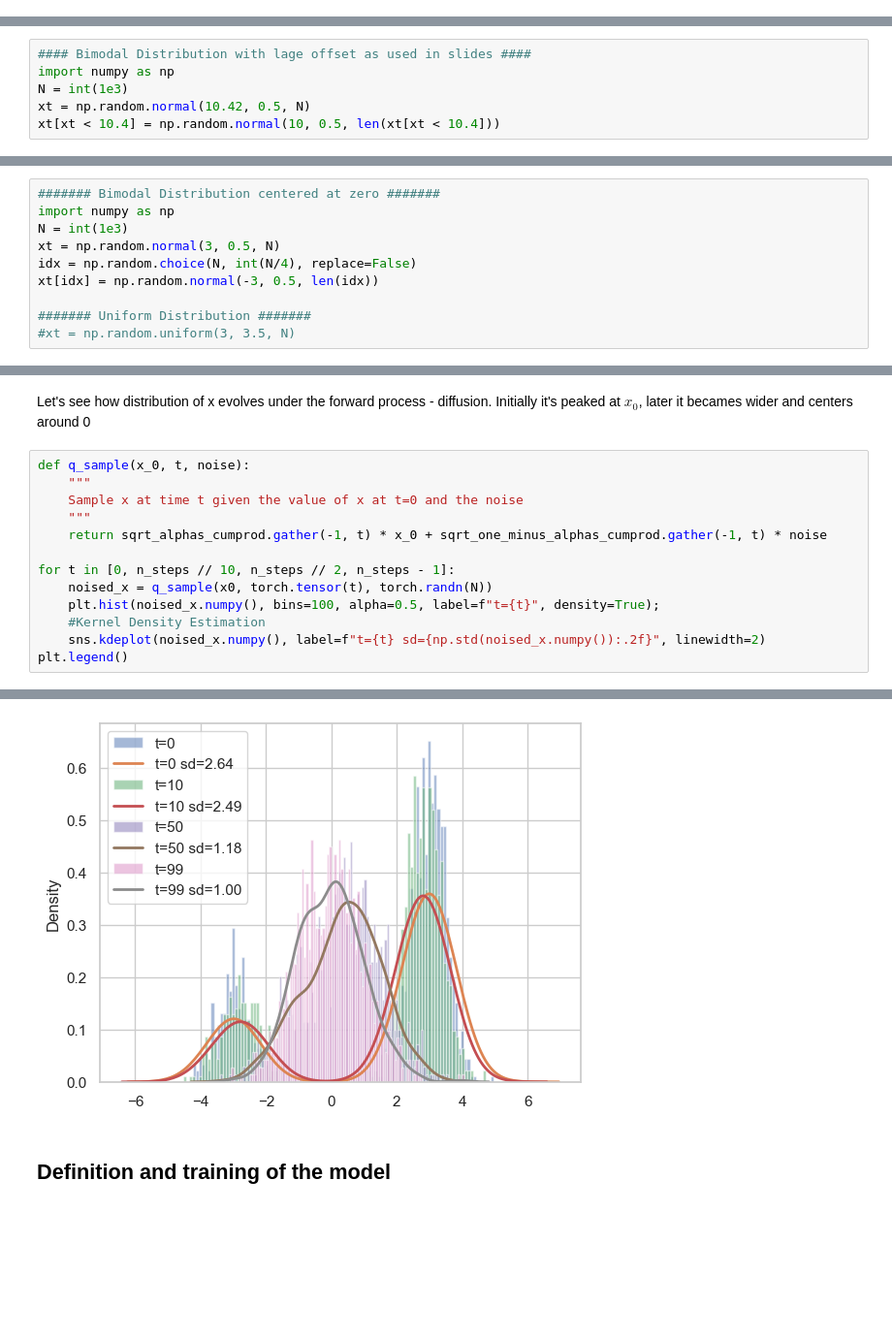
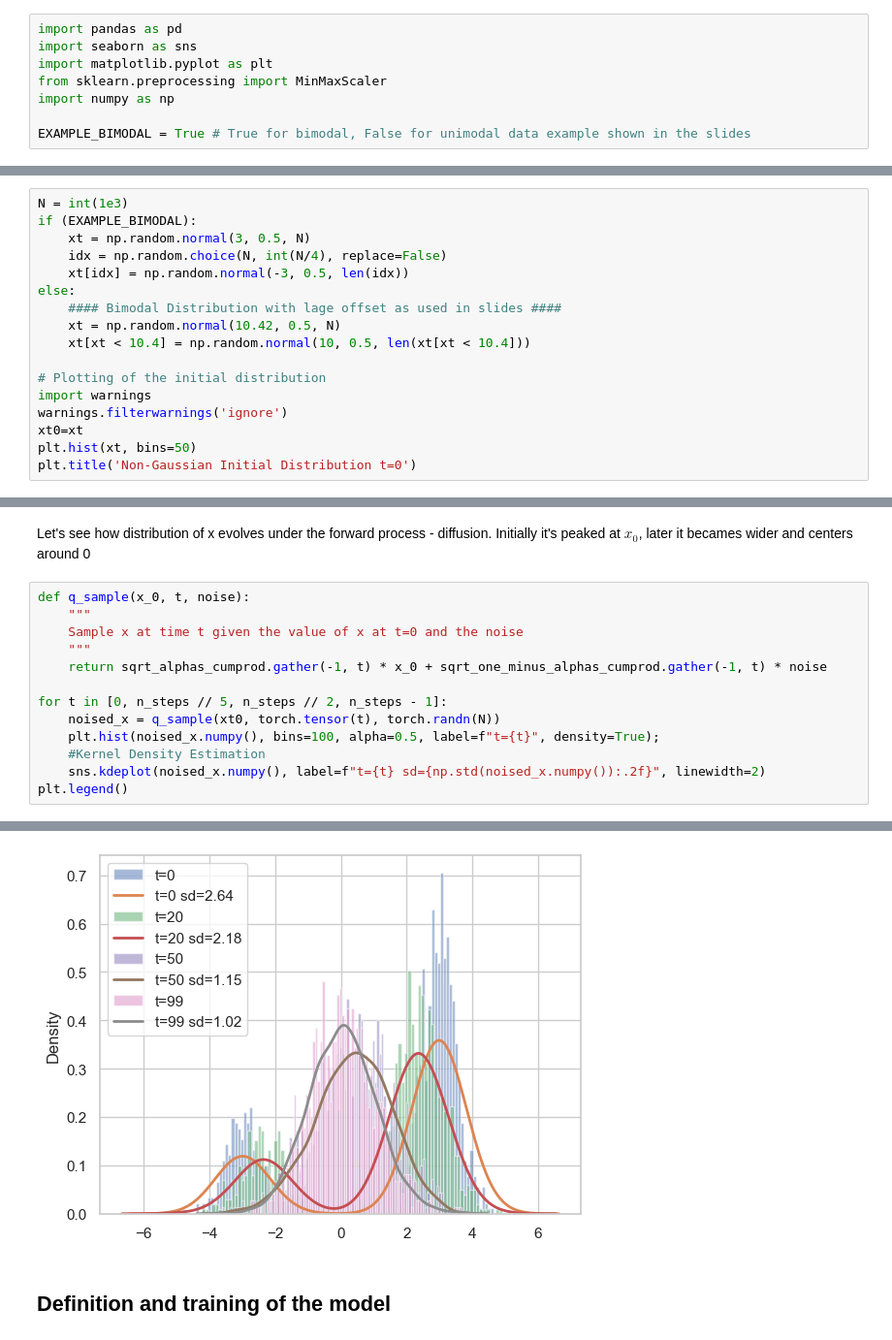
Before and after one commit to ioskn/mldl_htwg, a Jupyter notebook: generative/diffusion.ipynb, the cells around one changed output, grey strips where cells are left out. Shown at 97% size. Cells and saved outputs as stored; diff of their text form; blank space fills up the shorter version.

```diff
--- a/generative/diffusion.ipynb
+++ b/generative/diffusion.ipynb
@@ -9,3 +9,11 @@ This notebook explains the diffusion model and gives an example for a 1-D diffus
+# %%
+import pandas as pd
+import seaborn as sns
+import matplotlib.pyplot as plt
+from sklearn.preprocessing import MinMaxScaler
+import numpy as np
+
+EXAMPLE_BIMODAL = True # True for bimodal, False for unimodal data example shown in the slides
 # %% [markdown]
 ## Forward pass simulation of the transition Kernel
 
@@ -27,8 +35,19 @@ $$
 Let's do a simulation. We start at $t=0$ from an initial distribution $x_0 \sim q(x_0)$ and simulate until $t=T$.
 Excecute one of the following cells for different initial distributions.
 # %%
-#### Bimodal Distribution with lage offset as used in slides ####
-import numpy as np
 N = int(1e3)
-xt = np.random.normal(10.42, 0.5, N)
-xt[xt < 10.4] = np.random.normal(10, 0.5, len(xt[xt < 10.4]))
+if (EXAMPLE_BIMODAL):
+    xt = np.random.normal(3, 0.5, N)
+    idx = np.random.choice(N, int(N/4), replace=False)
+    xt[idx] = np.random.normal(-3, 0.5, len(idx))
+else:
+    #### Bimodal Distribution with lage offset as used in slides ####
+    xt = np.random.normal(10.42, 0.5, N)
+    xt[xt < 10.4] = np.random.normal(10, 0.5, len(xt[xt < 10.4]))
+
+# Plotting of the initial distribution
+import warnings
+warnings.filterwarnings('ignore')
+xt0=xt
+plt.hist(xt, bins=50)
+plt.title('Non-Gaussian Initial Distribution t=0')
@@ -35,10 +56,0 @@ xt[xt < 10.4] = np.random.normal(10, 0.5, len(xt[xt < 10.4]))
-# %%
-####### Bimodal Distribution centered at zero #######
-import numpy as np
-N = int(1e3)
-xt = np.random.normal(3, 0.5, N)
-idx = np.random.choice(N, int(N/4), replace=False)
-xt[idx] = np.random.normal(-3, 0.5, len(idx))
-
-####### Uniform Distribution #######
-#xt = np.random.uniform(3, 3.5, N)
@@ -233,19 +237,19 @@ Let's see how distribution of x evolves under the forward process - diffusion. I
 # %%
 def q_sample(x_0, t, noise):
     """
     Sample x at time t given the value of x at t=0 and the noise
     """
     return sqrt_alphas_cumprod.gather(-1, t) * x_0 + sqrt_one_minus_alphas_cumprod.gather(-1, t) * noise
 
-for t in [0, n_steps // 10, n_steps // 2, n_steps - 1]:
-    noised_x = q_sample(x0, torch.tensor(t), torch.randn(N))
+for t in [0, n_steps // 5, n_steps // 2, n_steps - 1]:
+    noised_x = q_sample(xt0, torch.tensor(t), torch.randn(N))
     plt.hist(noised_x.numpy(), bins=100, alpha=0.5, label=f"t={t}", density=True);
     #Kernel Density Estimation
     sns.kdeplot(noised_x.numpy(), label=f"t={t} sd={np.std(noised_x.numpy()):.2f}", linewidth=2)
 plt.legend()
 # %% [output]
 <matplotlib.legend.Legend at 0x...>
-[figure, old version]
+[figure, new version]
 # %% [markdown]
 ## Definition and training of the model
 # %% [markdown]
```
Also changed, not shown: parts of 21 cells of this notebook.
